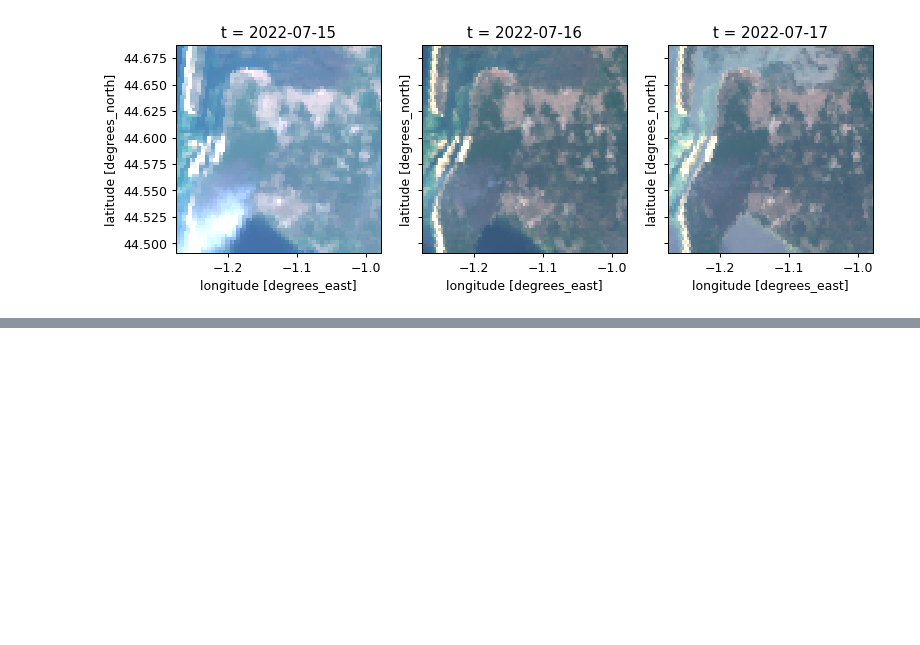
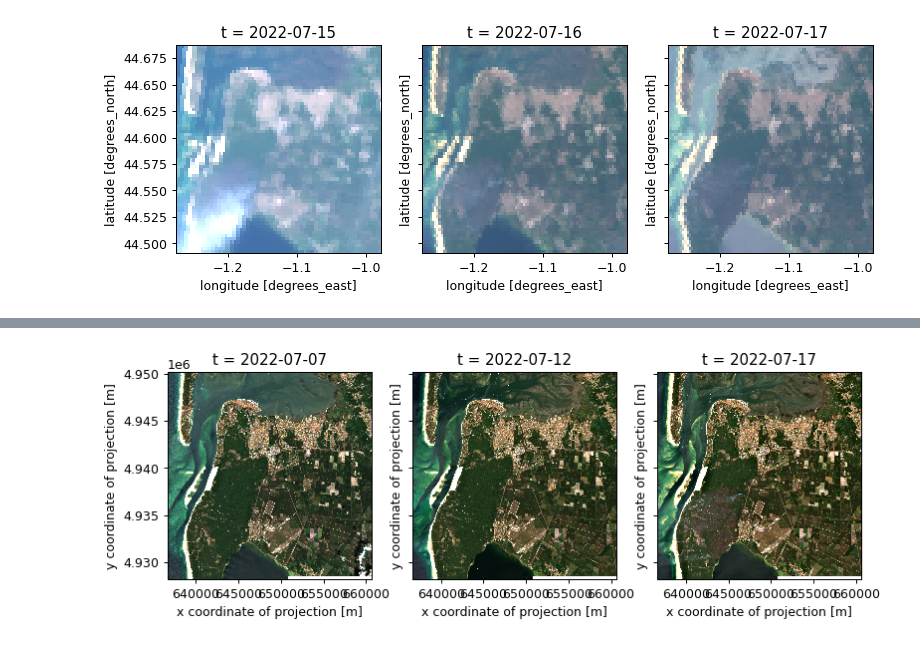
Before and after one commit to TristanCantatGaudin/playground, a Jupyter notebook: geospatial/sentinel_3_gironde_2022_2_OLCI_query.ipynb, the cells around one changed output, grey strips where cells are left out. Saved outputs shown, nothing was run; the diff lists cells and outputs as text; code cells hidden in the pictures; blank space fills up the shorter version.

```diff
--- a/geospatial/sentinel_3_gironde_2022_2_OLCI_query.ipynb
+++ b/geospatial/sentinel_3_gironde_2022_2_OLCI_query.ipynb
@@ -171,0 +205,12 @@ data[{"t": 5}].plot.imshow(ax=axes[2],vmin=0,vmax=0.2);
+# %%
+ds = xarray.load_dataset("load-raw_S2.nc")
+# Convert xarray DataSet to a (bands, t, x, y) DataArray
+data = ds[["B04", "B03", "B02"]].to_array(dim="bands")
+
+
+fig, axes = plt.subplots(ncols=3, figsize=(10, 3), dpi=90, sharey=True)
+data[{"t": 0}].plot.imshow(ax=axes[0],vmin=0,vmax=2000)
+data[{"t": 1}].plot.imshow(ax=axes[1],vmin=0,vmax=2000)
+data[{"t": 2}].plot.imshow(ax=axes[2],vmin=0,vmax=2000);
+# %% [output]
+[figure, added]
```
Also changed, not shown: parts of 6 cells of this notebook.
